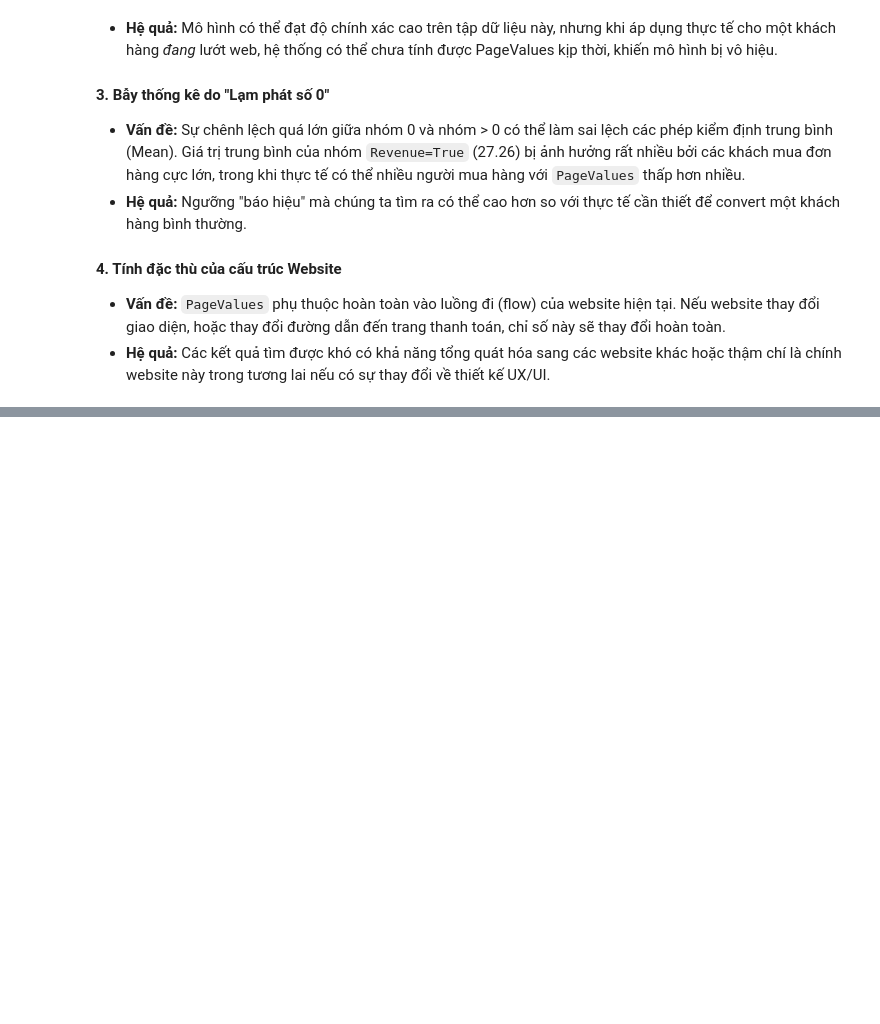
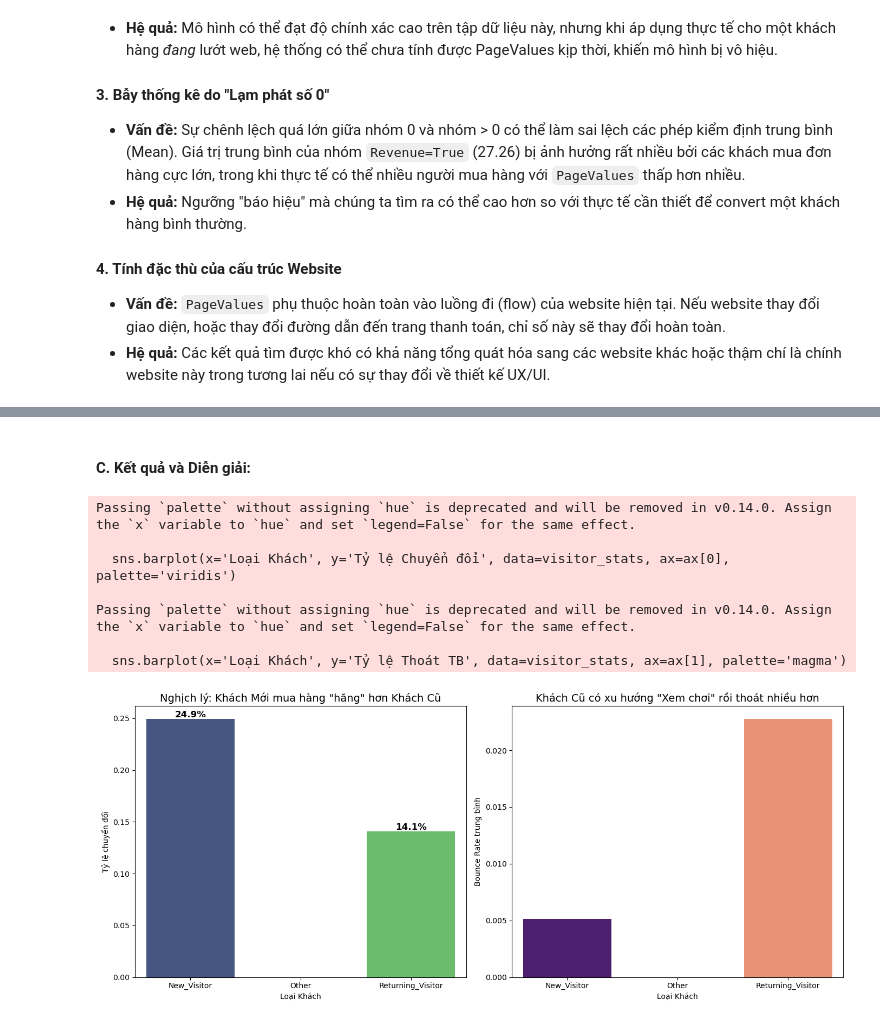
Before and after one commit to pnquyn/FinalProject_P4DataScience, a Jupyter notebook: project.ipynb, the cells around one changed output, grey strips where cells are left out. Drawn from its saved outputs; the diff is of its cells as text; code cells hidden in the pictures; blank space fills up the shorter version.

```diff
--- a/project.ipynb
+++ b/project.ipynb
@@ -2542,0 +2612,13 @@ Mặc dù kết quả phân tích cho thấy mối tương quan mạnh mẽ gi
+# %%
+# Tạo bảng chéo (Contingency Table)
+contingency_table = pd.crosstab(df_visitors['VisitorType'], df_visitors['Revenue'])
+
+# Thực hiện kiểm định
+chi2, p, dof, expected = stats.chi2_contingency(contingency_table)
+
+print(f"Kết quả kiểm định Chi-square: Statistic={chi2:.2f}, p-value={p}")
+
+if p < 0.05:
+    print("=> Kết luận: Có mối liên hệ có ý nghĩa thống kê giữa Loại khách và Khả năng mua hàng.")
+else:
+    print("=> Kết luận: Không có sự khác biệt về hành vi mua giữa hai nhóm.")
@@ -2542,0 +2640,32 @@ Mặc dù kết quả phân tích cho thấy mối tương quan mạnh mẽ gi
+# %% [markdown]
+#### C. Kết quả và Diễn giải:
+# %%
+# Thiết lập biểu đồ
+fig, ax = plt.subplots(1, 2, figsize=(14, 6))
+
+# Biểu đồ 1: Tỷ lệ Chuyển đổi (Conversion Rate)
+sns.barplot(x='Loại Khách', y='Tỷ lệ Chuyển đổi', data=visitor_stats, ax=ax[0], palette='viridis')
+ax[0].set_title('Nghịch lý: Khách Mới mua hàng "hăng" hơn Khách Cũ', fontsize=14)
+ax[0].set_ylabel('Tỷ lệ chuyển đổi')
+
+# Thêm nhãn giá trị lên cột
+for p in ax[0].patches:
+    ax[0].annotate(f'{p.get_height():.1%}', (p.get_x() + p.get_width() / 2., p.get_height()),
+                   ha='center', va='bottom', fontsize=12, fontweight='bold')
+
+# Biểu đồ 2: Tỷ lệ Thoát (Bounce Rate)
+sns.barplot(x='Loại Khách', y='Tỷ lệ Thoát TB', data=visitor_stats, ax=ax[1], palette='magma')
+ax[1].set_title('Khách Cũ có xu hướng "Xem chơi" rồi thoát nhiều hơn', fontsize=14)
+ax[1].set_ylabel('Bounce Rate trung bình')
+
+plt.tight_layout()
+plt.show()
+# %% [output]
+Passing `palette` without assigning `hue` is deprecated and will be removed in v0.14.0. Assign the `x` variable to `hue` and set `legend=False` for the same effect.
+
+  sns.barplot(x='Loại Khách', y='Tỷ lệ Chuyển đổi', data=visitor_stats, ax=ax[0], palette='viridis')
+
+Passing `palette` without assigning `hue` is deprecated and will be removed in v0.14.0. Assign the `x` variable to `hue` and set `legend=False` for the same effect.
+
+  sns.barplot(x='Loại Khách', y='Tỷ lệ Thoát TB', data=visitor_stats, ax=ax[1], palette='magma')
+[figure, added]
```
Also changed, not shown: parts of 8 cells of this notebook.
